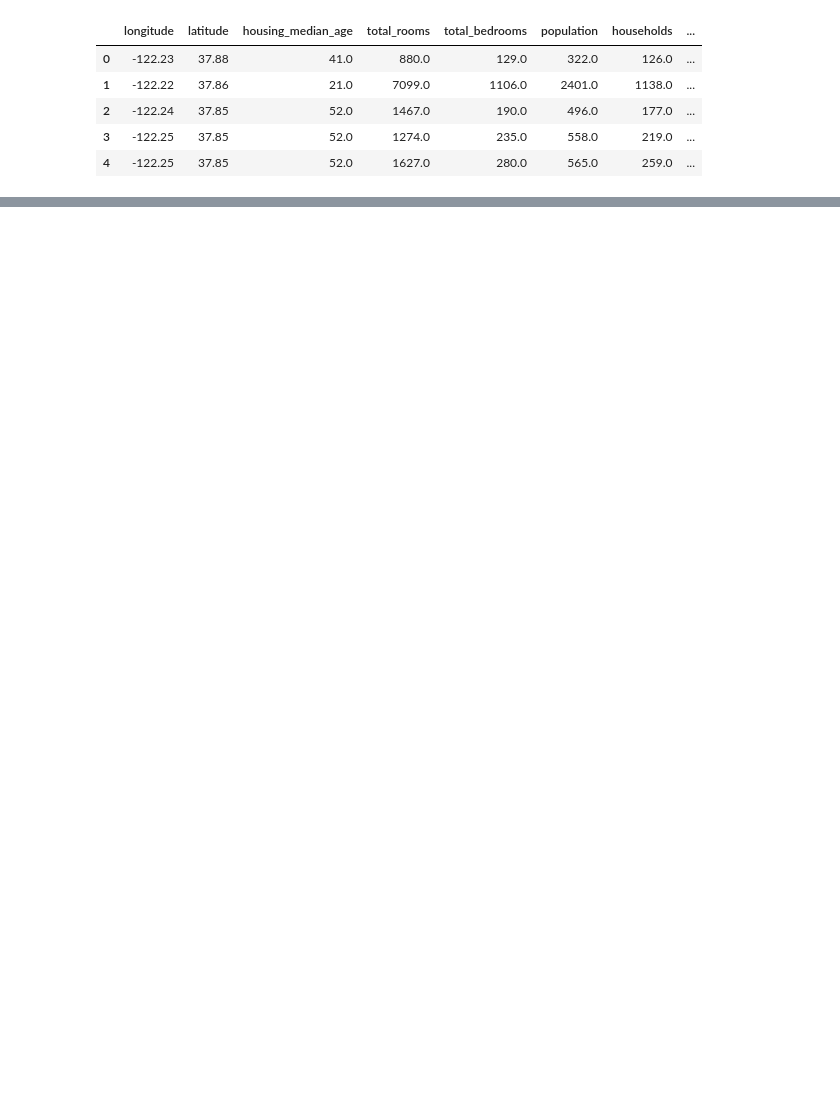
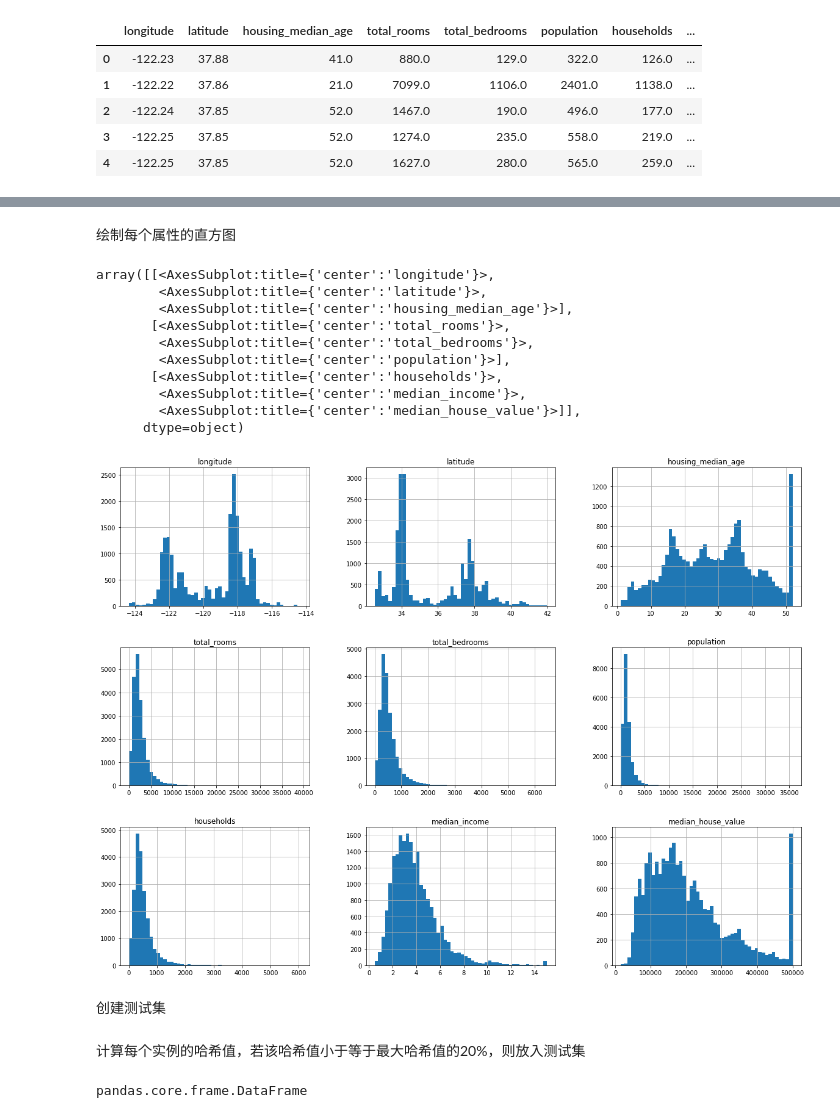
Before and after one commit to righterTY/d2l, a Jupyter notebook: chapter2.ipynb, the cells around one changed output, grey strips where cells are left out. Saved outputs shown, nothing was run; the diff lists cells and outputs as text; code cells hidden in the pictures; blank space fills up the shorter version.

```diff
--- a/chapter2.ipynb
+++ b/chapter2.ipynb
@@ -51,3 +49,23 @@ housing.describe()  # 特征的数值属性（个数、最大最小值、均值
 | 50% | -118.490000 | 34.260000 | 29.000000 | 2127.000000 | 435.000000 | 1166.000000 | 409.000000 | ... |
 | 75% | -118.010000 | 37.710000 | 37.000000 | 3148.000000 | 647.000000 | 1725.000000 | 605.000000 | ... |
 | max | -114.310000 | 41.950000 | 52.000000 | 39320.000000 | 6445.000000 | 35682.000000 | 6082.000000 | ... |
+# %% [markdown]
+绘制每个属性的直方图
+# %%
+%matplotlib inline
+import matplotlib.pyplot as plt
+housing.hist(bins=50, figsize=(20, 15))
+# %% [output]
+array([[<AxesSubplot:title={'center':'longitude'}>,
+        <AxesSubplot:title={'center':'latitude'}>,
+        <AxesSubplot:title={'center':'housing_median_age'}>],
+       [<AxesSubplot:title={'center':'total_rooms'}>,
+        <AxesSubplot:title={'center':'total_bedrooms'}>,
+        <AxesSubplot:title={'center':'population'}>],
+       [<AxesSubplot:title={'center':'households'}>,
+        <AxesSubplot:title={'center':'median_income'}>,
+        <AxesSubplot:title={'center':'median_house_value'}>]],
+      dtype=object)
+[figure, added]
+# %% [markdown]
+创建测试集
@@ -53,0 +80,15 @@ housing.describe()  # 特征的数值属性（个数、最大最小值、均值
+# %% [markdown]
+计算每个实例的哈希值，若该哈希值小于等于最大哈希值的20%，则放入测试集
+# %%
+from zlib import crc32
+def test_set_check(identifier, test_ratio):
+    return crc32(np.int64(identifier)) & 0xffffffff < test_ratio * 2**32
+def split_train_test_by_id(data, test_ratio, id_column):
+    ids = data[id_column]
+    in_test_set = ids.apply(lambda id_: test_set_check(id_, test_ratio))  # 对ids的每一列执行test_set_check()
+    return data.loc[~in_test_set], data.loc[in_test_set]
+
+housing_with_id = housing.reset_index()  # 添加行索引
+train_set, test_set = split_train_test_by_id(housing_with_id, 0.2, "index")
+# %% [output]
+pandas.core.frame.DataFrame
```
Also changed, not shown: parts of 2 cells of this notebook.
